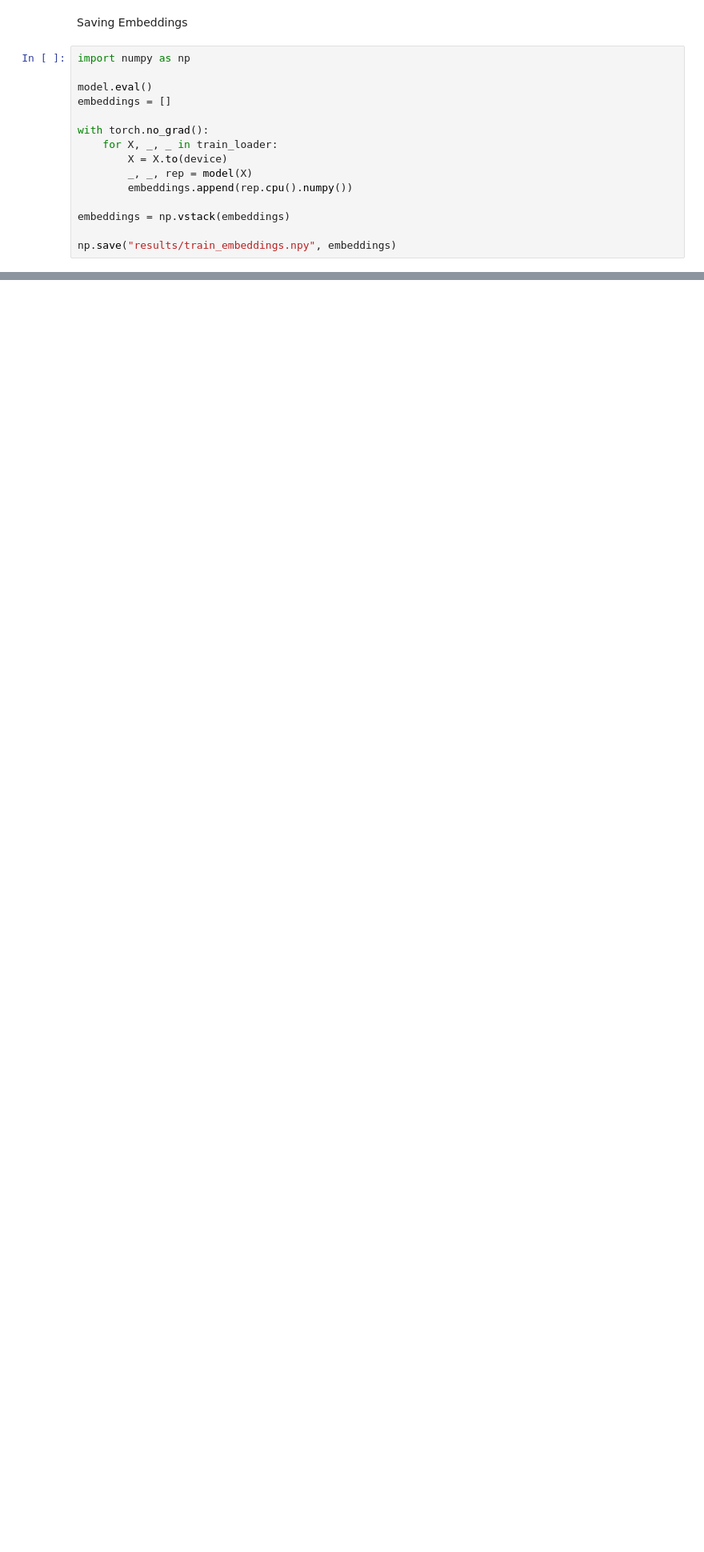
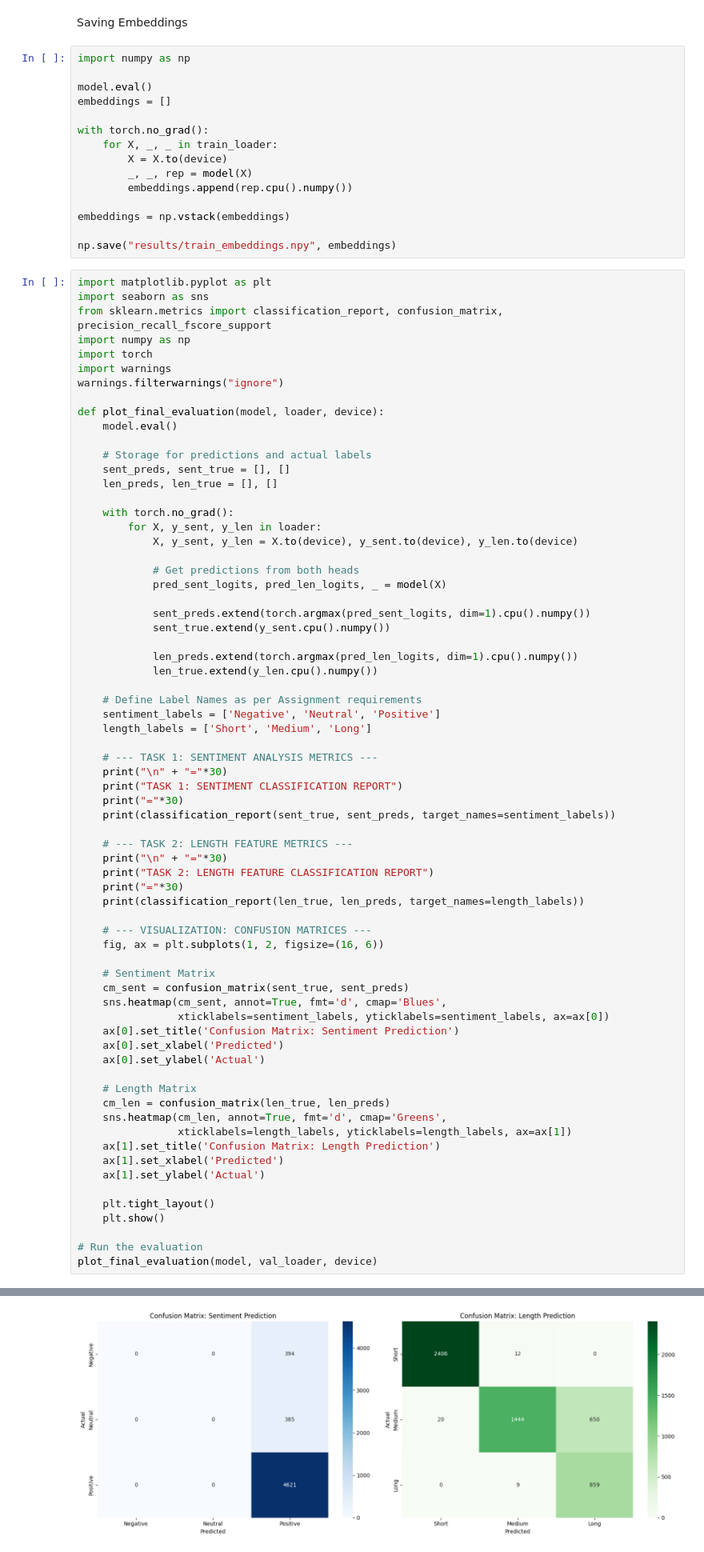
Before and after one commit to aneeqahabib/i23-2631-NLP-Assignment3, a Jupyter notebook: i232631-NLP-Assignment3.ipynb, the cells around one changed output, grey strips where cells are left out. Shown at 80% size. Cells and saved outputs as stored; diff of their text form; blank space fills up the shorter version.

```diff
--- a/i232631-NLP-Assignment3.ipynb
+++ b/i232631-NLP-Assignment3.ipynb
@@ -408,3 +413,73 @@ with torch.no_grad():
 embeddings = np.vstack(embeddings)
 
 np.save("results/train_embeddings.npy", embeddings)
+# %%
+import matplotlib.pyplot as plt
+import seaborn as sns
+from sklearn.metrics import classification_report, confusion_matrix, precision_recall_fscore_support
+import numpy as np
+import torch
+import warnings
+warnings.filterwarnings("ignore")
+
+def plot_final_evaluation(model, loader, device):
+    model.eval()
+
+    # Storage for predictions and actual labels
+    sent_preds, sent_true = [], []
+    len_preds, len_true = [], []
+
+    with torch.no_grad():
+        for X, y_sent, y_len in loader:
+            X, y_sent, y_len = X.to(device), y_sent.to(device), y_len.to(device)
+
+            # Get predictions from both heads
+            pred_sent_logits, pred_len_logits, _ = model(X)
+
+            sent_preds.extend(torch.argmax(pred_sent_logits, dim=1).cpu().numpy())
+            sent_true.extend(y_sent.cpu().numpy())
+
+            len_preds.extend(torch.argmax(pred_len_logits, dim=1).cpu().numpy())
+            len_true.extend(y_len.cpu().numpy())
+
+    # Define Label Names as per Assignment requirements
+    sentiment_labels = ['Negative', 'Neutral', 'Positive']
+    length_labels = ['Short', 'Medium', 'Long']
+
+    # --- TASK 1: SENTIMENT ANALYSIS METRICS ---
+    print("\n" + "="*30)
+    print("TASK 1: SENTIMENT CLASSIFICATION REPORT")
+    print("="*30)
+    print(classification_report(sent_true, sent_preds, target_names=sentiment_labels))
+
+    # --- TASK 2: LENGTH FEATURE METRICS ---
+    print("\n" + "="*30)
+    print("TASK 2: LENGTH FEATURE CLASSIFICATION REPORT")
+    print("="*30)
+    print(classification_report(len_true, len_preds, target_names=length_labels))
+
+    # --- VISUALIZATION: CONFUSION MATRICES ---
+    fig, ax = plt.subplots(1, 2, figsize=(16, 6))
+
+    # Sentiment Matrix
+    cm_sent = confusion_matrix(sent_true, sent_preds)
+    sns.heatmap(cm_sent, annot=True, fmt='d', cmap='Blues',
+                xticklabels=sentiment_labels, yticklabels=sentiment_labels, ax=ax[0])
+    ax[0].set_title('Confusion Matrix: Sentiment Prediction')
+    ax[0].set_xlabel('Predicted')
+    ax[0].set_ylabel('Actual')
+
+    # Length Matrix
+    cm_len = confusion_matrix(len_true, len_preds)
+    sns.heatmap(cm_len, annot=True, fmt='d', cmap='Greens',
+                xticklabels=length_labels, yticklabels=length_labels, ax=ax[1])
+    ax[1].set_title('Confusion Matrix: Length Prediction')
+    ax[1].set_xlabel('Predicted')
+    ax[1].set_ylabel('Actual')
+
+    plt.tight_layout()
+    plt.show()
+
+# Run the evaluation
+plot_final_evaluation(model, val_loader, device)
+# %% [output]
@@ -411,3 +503,4 @@ np.save("results/train_embeddings.npy", embeddings)
+[figure, added]
 # %% [markdown]
 ## Part B
 # %% [markdown]
```
Also changed, not shown: parts of 51 cells of this notebook.
